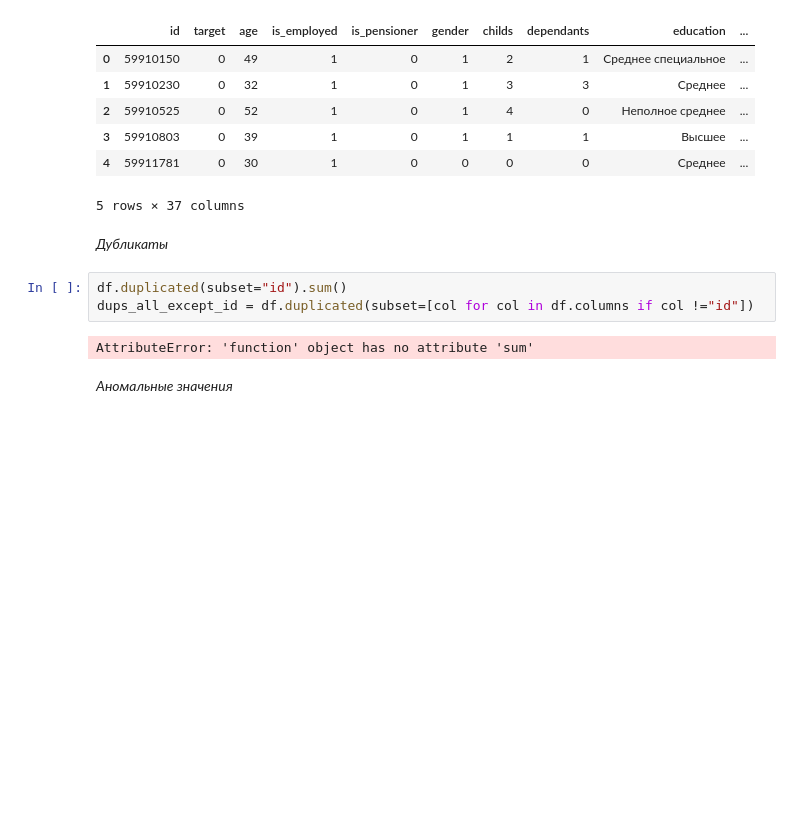
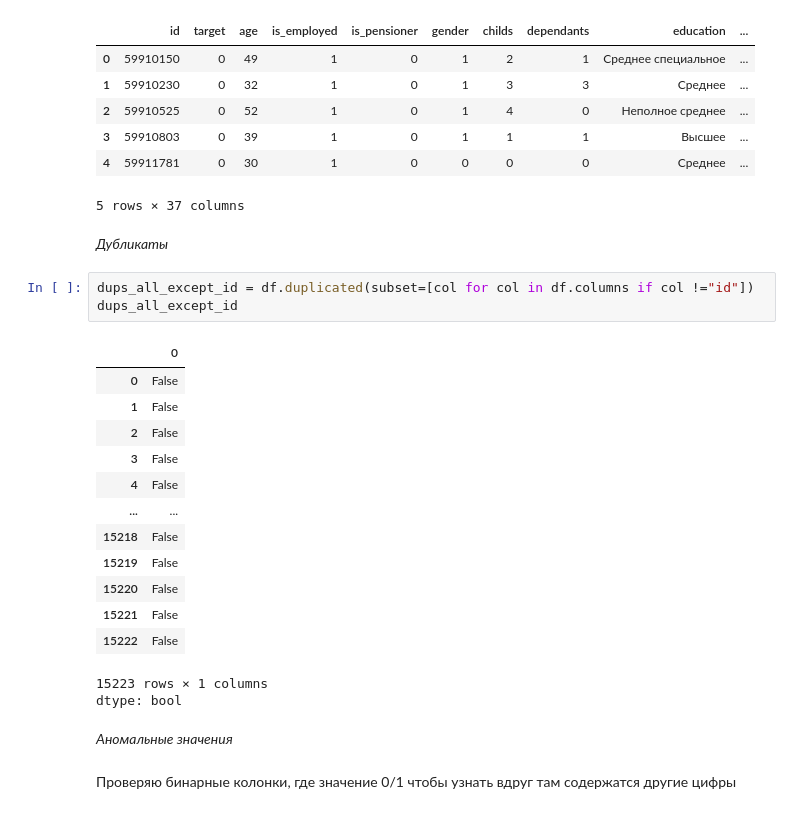
Before and after one commit to jenyadev3/TopResponders, a Jupyter notebook: vkr_project_target_company.ipynb, the cells around one changed output. Drawn from its saved outputs; the diff is of its cells as text; blank space fills up the shorter version.

```diff
--- a/vkr_project_target_company.ipynb
+++ b/vkr_project_target_company.ipynb
@@ -139,9 +94,25 @@ df.head()
 # %% [markdown]
 *Дубликаты*
 # %%
-df.duplicated(subset="id").sum()
 dups_all_except_id = df.duplicated(subset=[col for col in df.columns if col !="id"])
+dups_all_except_id
 # %% [output]
+|  | 0 |
+| 0 | False |
+| 1 | False |
+| 2 | False |
+| 3 | False |
+| 4 | False |
+| ... | ... |
+| 15218 | False |
+| 15219 | False |
+| 15220 | False |
+| 15221 | False |
+| 15222 | False |
-AttributeError: 'function' object has no attribute 'sum'
+15223 rows × 1 columns
+dtype: bool
 # %% [markdown]
 *Аномальные значения*
+# %% [markdown]
+Проверяю бинарные колонки,
+где значение 0/1 чтобы узнать вдруг там содержатся другие цифры
```
Also changed, not shown: parts of 14 cells of this notebook.
